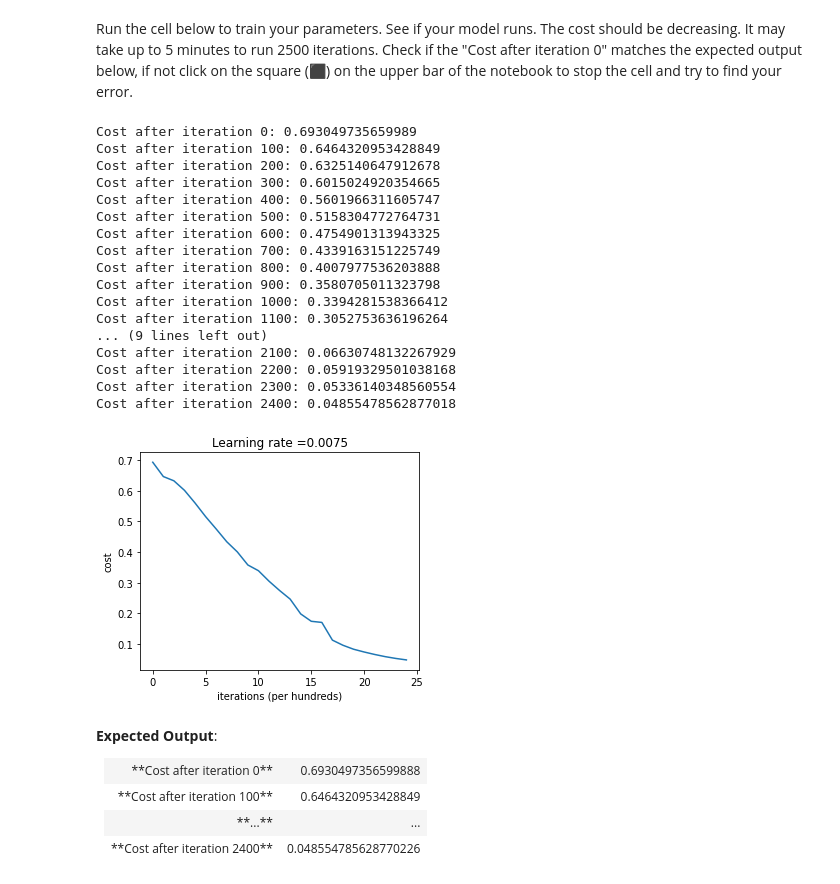
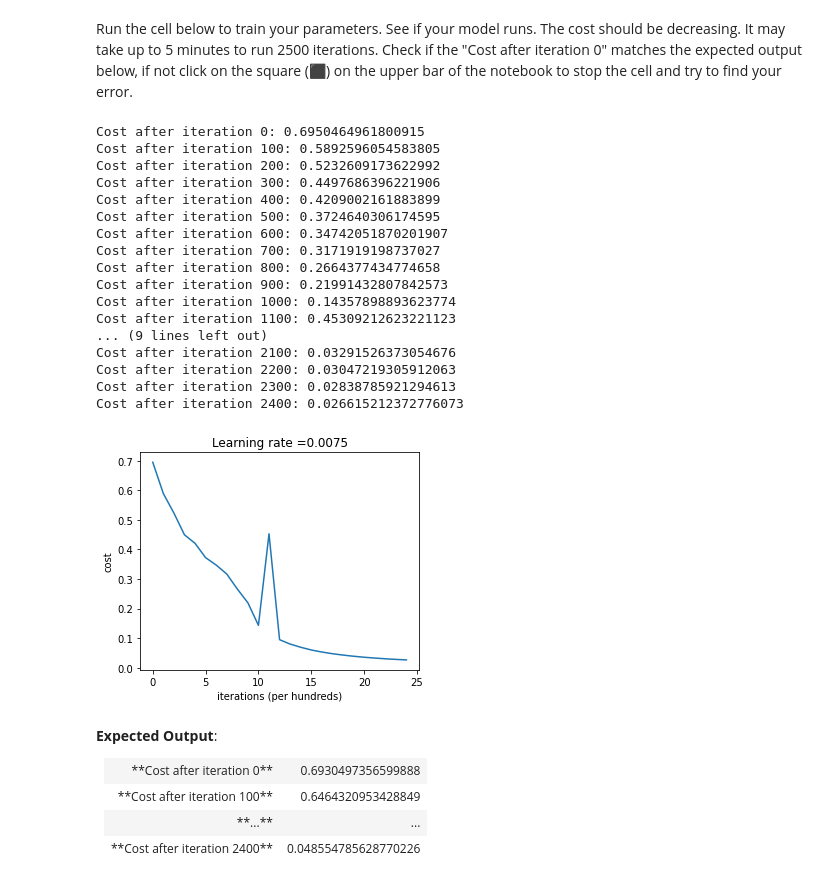
Before and after one commit to akshaymurali01/3D-Shape-Completion, a Jupyter notebook: Assignments/course1/W4_DNN_Application.ipynb, the cells around one changed output. Drawn from its saved outputs; the diff is of its cells as text; code cells hidden in the pictures.

```diff
--- a/Assignments/course1/W4_DNN_Application.ipynb
+++ b/Assignments/course1/W4_DNN_Application.ipynb
@@ -240,7 +243,7 @@ def two_layer_model(X, Y, layers_dims, learning_rate = 0.0075, num_iterations =
 
     # Initialize parameters dictionary, by calling one of the functions you'd previously implemented
     ### START CODE HERE ### (≈ 1 line of code)
-
+    parameters = initialize_parameters_deep(layers_dims)
     ### END CODE HERE ###
 
     # Get W1, b1, W2 and b2 from the dictionary parameters.
@@ -255,12 +258,13 @@ def two_layer_model(X, Y, layers_dims, learning_rate = 0.0075, num_iterations =
 
         # Forward propagation: LINEAR -> RELU -> LINEAR -> SIGMOID. Inputs: "X, W1, b1, W2, b2". Output: "A1, cache1, A2, cache2".
         ### START CODE HERE ### (≈ 2 lines of code)
-
+        A1,cache1 = linear_activation_forward(X,W1,b1,"relu")
+        A2,cache2 = linear_activation_forward(A1,W2,b2,"sigmoid")
         ### END CODE HERE ###
 
         # Compute cost
         ### START CODE HERE ### (≈ 1 line of code)
-
+        cost = compute_cost(A2,Y)
         ### END CODE HERE ###
 
         # Initializing backward propagation
@@ -268,7 +272,8 @@ def two_layer_model(X, Y, layers_dims, learning_rate = 0.0075, num_iterations =
 
         # Backward propagation. Inputs: "dA2, cache2, cache1". Outputs: "dA1, dW2, db2; also dA0 (not used), dW1, db1".
         ### START CODE HERE ### (≈ 2 lines of code)
-
+        dA1, dW2, db2 = linear_activation_backward(dA2,cache2,activation = "sigmoid")
+        dA0, dW1, db1 = linear_activation_backward(dA1,cache1,activation = "relu")
         ### END CODE HERE ###
 
         # Set grads['dWl'] to dW1, grads['db1'] to db1, grads['dW2'] to dW2, grads['db2'] to db2
@@ -279,7 +284,7 @@ def two_layer_model(X, Y, layers_dims, learning_rate = 0.0075, num_iterations =
 
         # Update parameters.
         ### START CODE HERE ### (approx. 1 line of code)
-
+        update_parameters(parameters, grads, learning_rate)
         ### END CODE HERE ###
 
         # Retrieve W1, b1, W2, b2 from parameters
@@ -306,26 +311,26 @@ def two_layer_model(X, Y, layers_dims, learning_rate = 0.0075, num_iterations =
 # %% [markdown]
 Run the cell below to train your parameters. See if your model runs. The cost should be decreasing. It may take up to 5 minutes to run 2500 iterations. Check if the "Cost after iteration 0" matches the expected output below, if not click on the square (⬛) on the upper bar of the notebook to stop the cell and try to find your error.
 # %%
-parameters = two_layer_model(train_x, train_y, layers_dims = (n_x, n_h, n_y), num_iterations = 2500, print_cost=True)
+parameters = two_layer_model(train_x, train_y, layers_dims = (12288,7,1), num_iterations = 2500, print_cost=True)
 # %% [output]
-Cost after iteration 0: 0.693049735659989
-Cost after iteration 100: 0.6464320953428849
-Cost after iteration 200: 0.6325140647912678
-Cost after iteration 300: 0.6015024920354665
-Cost after iteration 400: 0.5601966311605747
-Cost after iteration 500: 0.5158304772764731
-Cost after iteration 600: 0.4754901313943325
-Cost after iteration 700: 0.4339163151225749
-Cost after iteration 800: 0.4007977536203888
-Cost after iteration 900: 0.3580705011323798
-Cost after iteration 1000: 0.3394281538366412
-Cost after iteration 1100: 0.3052753636196264
+Cost after iteration 0: 0.6950464961800915
+Cost after iteration 100: 0.5892596054583805
+Cost after iteration 200: 0.5232609173622992
+Cost after iteration 300: 0.4497686396221906
+Cost after iteration 400: 0.4209002161883899
+Cost after iteration 500: 0.3724640306174595
+Cost after iteration 600: 0.34742051870201907
+Cost after iteration 700: 0.3171919198737027
+Cost after iteration 800: 0.2664377434774658
+Cost after iteration 900: 0.21991432807842573
+Cost after iteration 1000: 0.14357898893623774
+Cost after iteration 1100: 0.45309212623221123
 ... (9 lines left out)
-Cost after iteration 2100: 0.06630748132267929
-Cost after iteration 2200: 0.05919329501038168
-Cost after iteration 2300: 0.05336140348560554
-Cost after iteration 2400: 0.04855478562877018
+Cost after iteration 2100: 0.03291526373054676
+Cost after iteration 2200: 0.03047219305912063
+Cost after iteration 2300: 0.02838785921294613
+Cost after iteration 2400: 0.026615212372776073
-[figure, old version]
+[figure, new version]
 # %% [markdown]
 **Expected Output**:
 <table>
```
Also changed, not shown: parts of 9 cells of this notebook, 1 other file.
